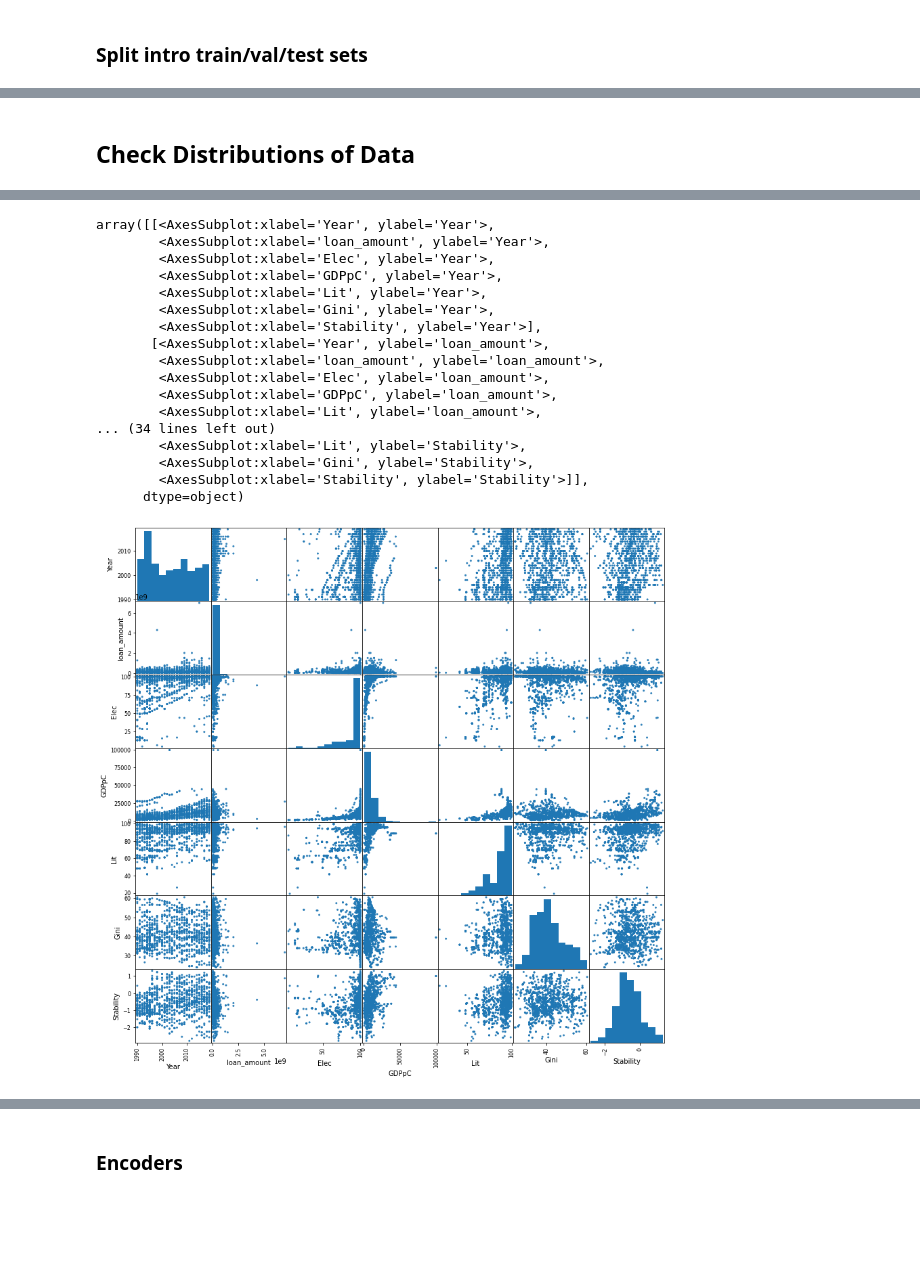
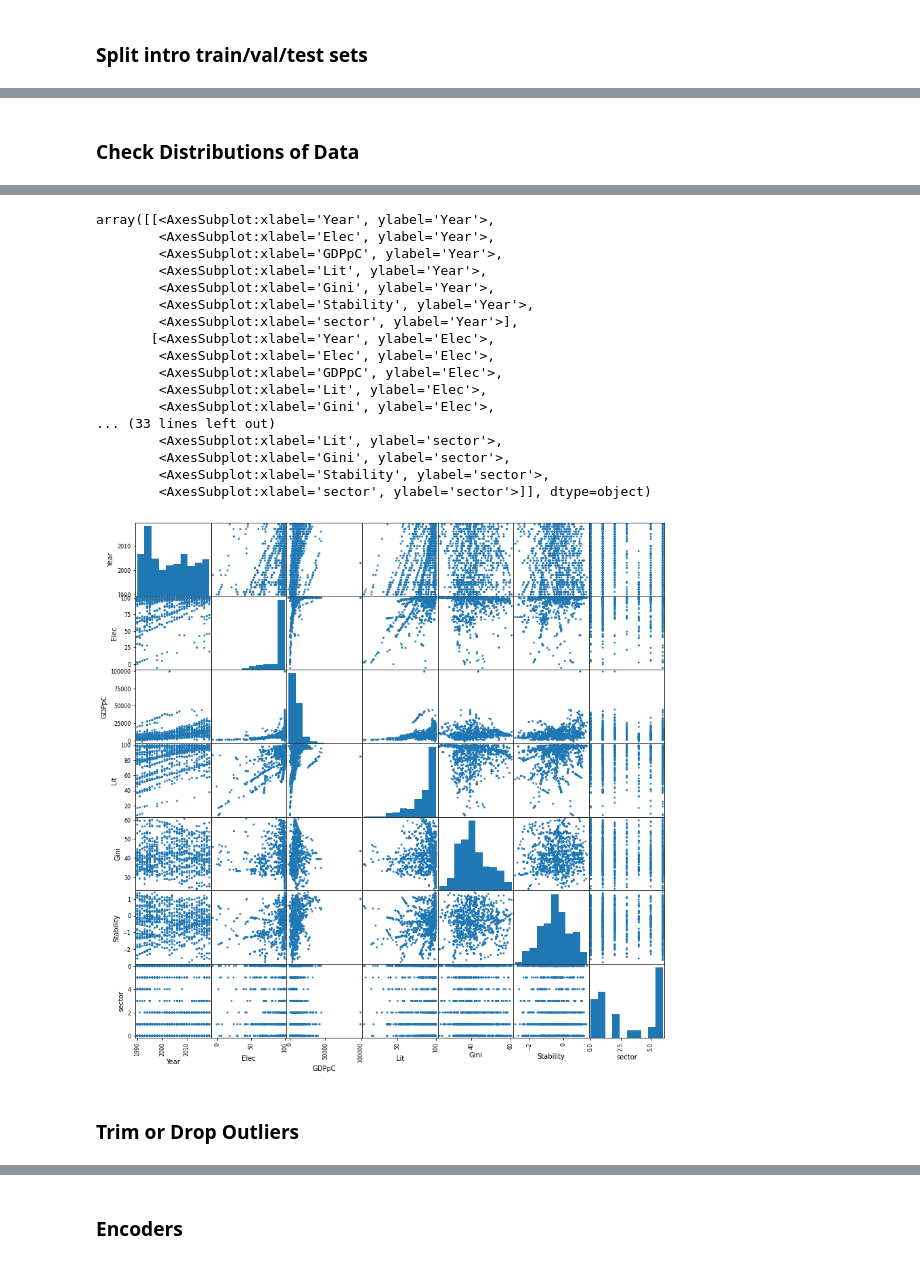
Before and after one commit to DoctorBomb/Qarik-Team-Bear, a Jupyter notebook: Regression_Classifier/xgb_tree_regress_classify.ipynb, the cells around one changed output, grey strips where cells are left out. Drawn from its saved outputs; the diff is of its cells as text; code cells hidden in the pictures; blank space fills up the shorter version.

```diff
--- a/Regression_Classifier/xgb_tree_regress_classify.ipynb
+++ b/Regression_Classifier/xgb_tree_regress_classify.ipynb
@@ -68,0 +41,15 @@ Name: loan_amount, dtype: float64
+# %%
+# ## Load Data
+df = pd.read_csv('Finalized_Dataset_1.csv')
+
+# Sector Data
+df1 = pd.read_csv('lda_sector.csv')
+df1 = df1.rename(columns={"Unnamed: 0": "Filename"})
+
+# Set target variable loan amount
+df['loan_amount'] = df['loan_amount'].multiply(10**(-6))
+dg = df.loan_amount
+dF = df.merge(df1, how='inner', on='Filename')
+dF = dF.drop(columns=['Filename','loan_amount'])
+print(dF.head())
+print(dg.head())
@@ -97,6 +104,6 @@ max      60.900000     1.310000
 ### Split intro train/val/test sets
 # %%
 ### Split train and test and validation (Compare some models with validation)
-X_train,X_test,y_train,y_test = train_test_split(df,dg,test_size=0.20,random_state=42)
+X_train,X_test,y_train,y_test = train_test_split(dF,dg,test_size=0.20,random_state=42)
 X_tt,X_val,y_tt,y_val = train_test_split(X_train,y_train,test_size=0.20,random_state=32)
 # %% [markdown]
@@ -126,8 +133,8 @@ loan_amount  -0.031932     1.000000
 # %% [markdown]
-## Check Distributions of Data
+### Check Distributions of Data
 # %%
 ## Plotting to get an idea of distributions in each class (using Kernel Density Estimator)
-numeric_kde = 'loan_amount' #Elec, GDPpC, Lit, Gini, Stability, loan_amount
+numeric_kde = 'GDPpC' #Elec, GDPpC, Lit, Gini, Stability,
 
 fig = plt.figure(figsize=(12, 8))
 #gs = fig.add_gridspec(3,1)
@@ -150,18 +157,20 @@ scatter_matrix(X_tt,figsize=(14,14),alpha=.9)
 array([[<AxesSubplot:xlabel='Year', ylabel='Year'>,
-        <AxesSubplot:xlabel='loan_amount', ylabel='Year'>,
         <AxesSubplot:xlabel='Elec', ylabel='Year'>,
         <AxesSubplot:xlabel='GDPpC', ylabel='Year'>,
         <AxesSubplot:xlabel='Lit', ylabel='Year'>,
         <AxesSubplot:xlabel='Gini', ylabel='Year'>,
-        <AxesSubplot:xlabel='Stability', ylabel='Year'>],
-       [<AxesSubplot:xlabel='Year', ylabel='loan_amount'>,
-        <AxesSubplot:xlabel='loan_amount', ylabel='loan_amount'>,
-        <AxesSubplot:xlabel='Elec', ylabel='loan_amount'>,
-        <AxesSubplot:xlabel='GDPpC', ylabel='loan_amount'>,
-        <AxesSubplot:xlabel='Lit', ylabel='loan_amount'>,
-... (34 lines left out)
-        <AxesSubplot:xlabel='Lit', ylabel='Stability'>,
-        <AxesSubplot:xlabel='Gini', ylabel='Stability'>,
-        <AxesSubplot:xlabel='Stability', ylabel='Stability'>]],
-      dtype=object)
+        <AxesSubplot:xlabel='Stability', ylabel='Year'>,
+        <AxesSubplot:xlabel='sector', ylabel='Year'>],
+       [<AxesSubplot:xlabel='Year', ylabel='Elec'>,
+        <AxesSubplot:xlabel='Elec', ylabel='Elec'>,
+        <AxesSubplot:xlabel='GDPpC', ylabel='Elec'>,
+        <AxesSubplot:xlabel='Lit', ylabel='Elec'>,
+        <AxesSubplot:xlabel='Gini', ylabel='Elec'>,
+... (33 lines left out)
+        <AxesSubplot:xlabel='Lit', ylabel='sector'>,
+        <AxesSubplot:xlabel='Gini', ylabel='sector'>,
+        <AxesSubplot:xlabel='Stability', ylabel='sector'>,
+        <AxesSubplot:xlabel='sector', ylabel='sector'>]], dtype=object)
-[figure, old version]
+[figure, new version]
+# %% [markdown]
+### Trim or Drop Outliers
```
Also changed, not shown: parts of 44 cells of this notebook, 4 other files.
